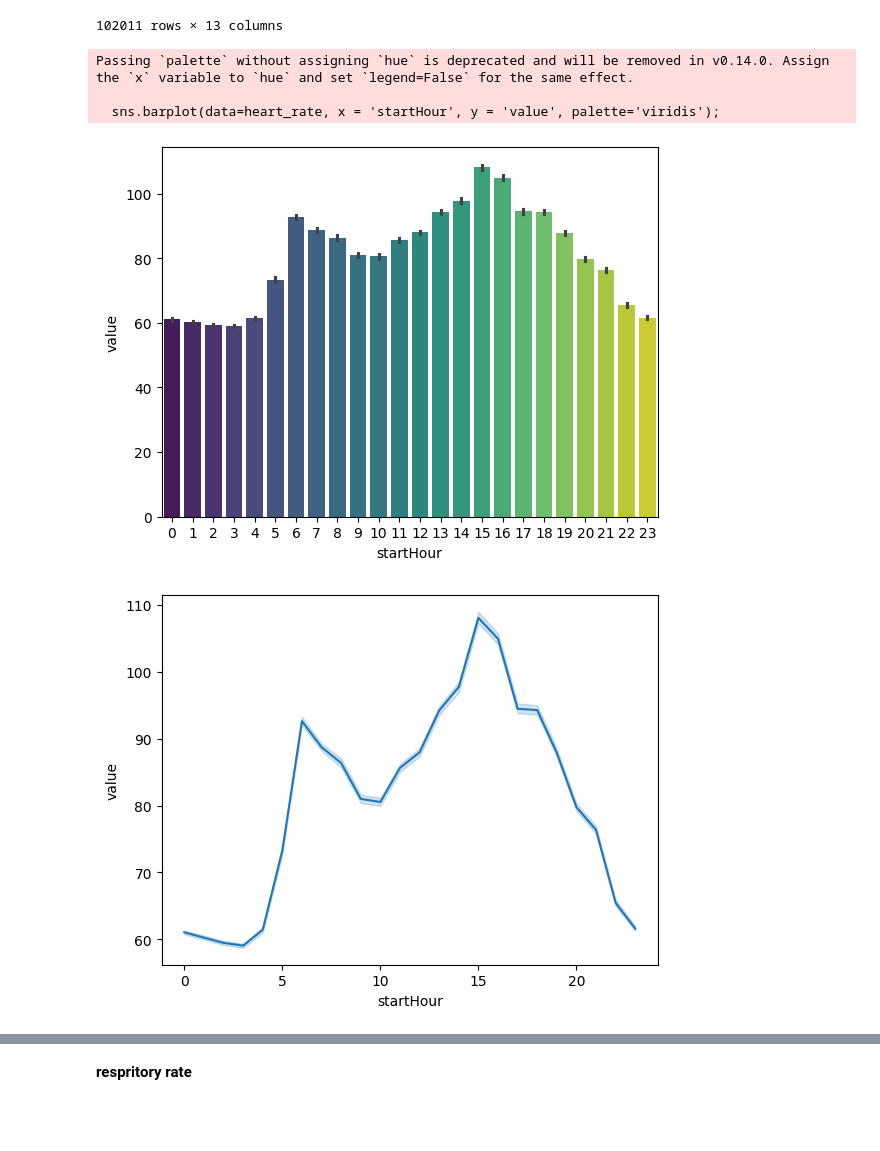
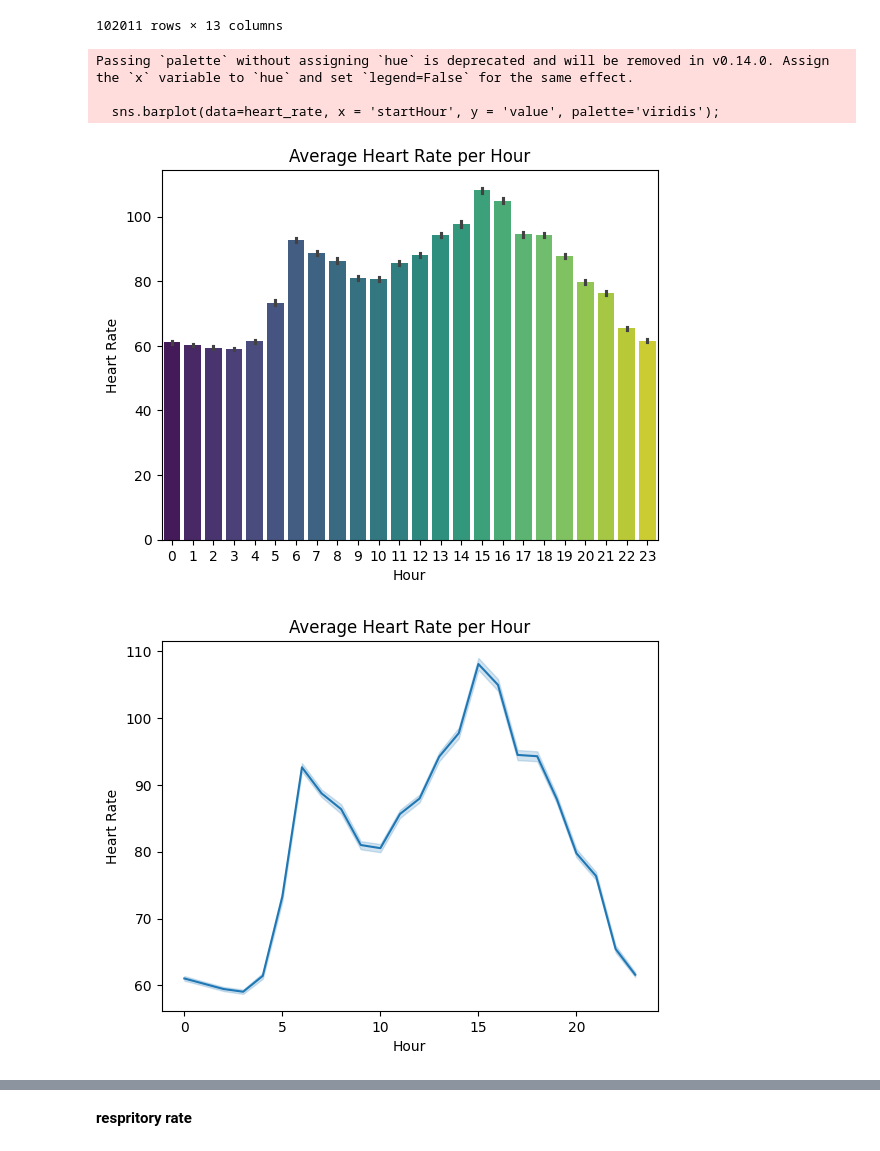
Before and after one commit to YomnaElmousalami/AppleHealthData_Analysis, a Jupyter notebook: Analyze_Sis_health_Data.ipynb, the cells around one changed output, grey strips where cells are left out. Cells and saved outputs as stored; diff of their text form; code cells hidden in the pictures; blank space fills up the shorter version.

```diff
--- a/Analyze_Sis_health_Data.ipynb
+++ b/Analyze_Sis_health_Data.ipynb
@@ -1177,15 +1180,23 @@ See the caveats in the documentation: https://pandas.pydata.org/pandas-docs/stab
 102011 rows × 13 columns
 # %%
 sns.barplot(data=heart_rate, x = 'startHour', y = 'value', palette='viridis');
+plt.title('Average Heart Rate per Hour');
+plt.xlabel('Hour');
+plt.ylabel('Heart Rate');
+plt.show();
 # %% [output]
 Passing `palette` without assigning `hue` is deprecated and will be removed in v0.14.0. Assign the `x` variable to `hue` and set `legend=False` for the same effect.
 
   sns.barplot(data=heart_rate, x = 'startHour', y = 'value', palette='viridis');
-[figure, old version]
+[figure, new version]
 # %%
 sns.lineplot(data=heart_rate, x = 'startHour', y = 'value', markers=True);
+plt.title('Average Heart Rate per Hour');
+plt.xlabel('Hour');
+plt.ylabel('Heart Rate');
+plt.show();
 # %% [output]
-[figure, old version]
+[figure, new version]
 # %%
 heart_rate_per_day = heart_rate.groupby(['startYear', 'startMonth', 'startDay']).agg({'type': 'first', 'sourceName': 'first', 'unit': 'first', 'startDate':'first', 'endYear':'first', 'endMonth': 'first', 'endDay': 'first','value': 'mean'}).reset_index()
 heart_rate_per_day
```
Also changed, not shown: parts of 10 cells of this notebook.
